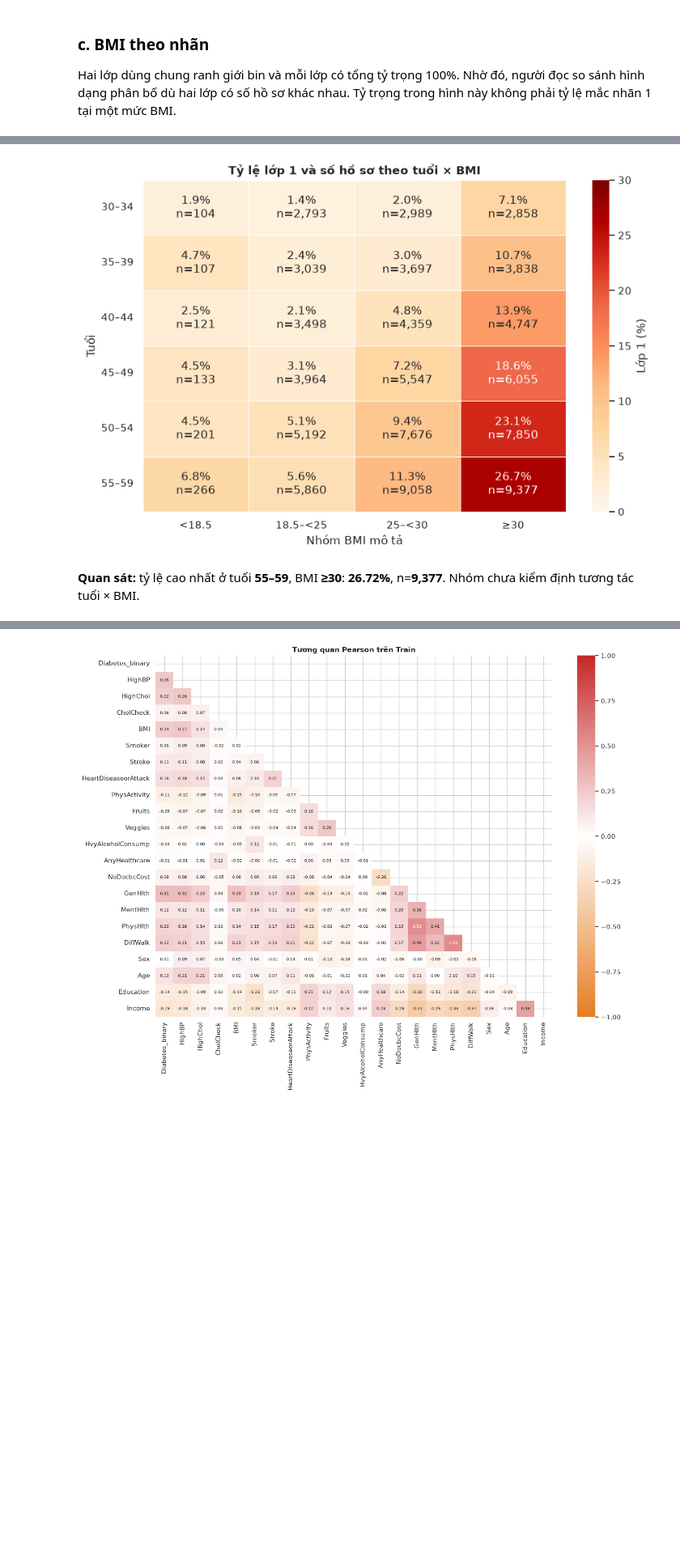
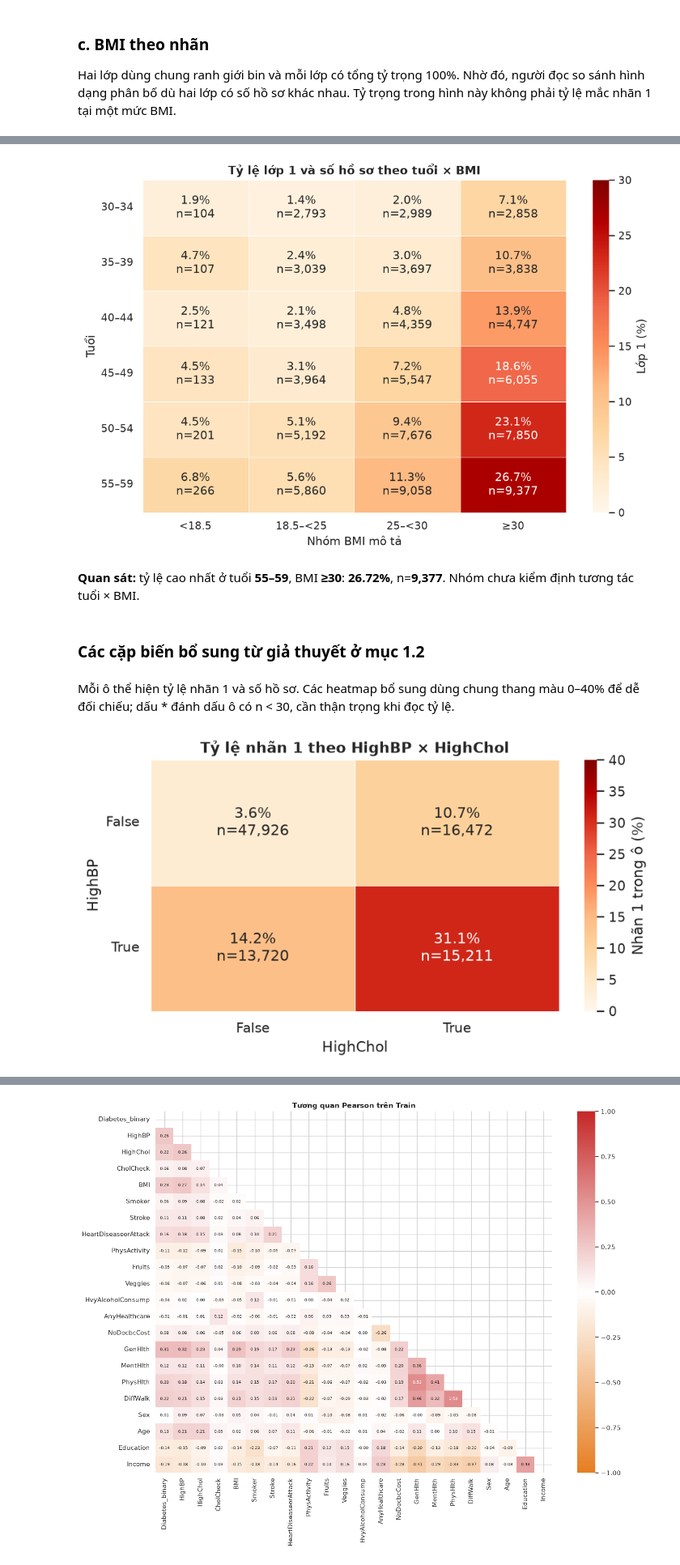
Before and after one commit to HipNgx/ADY201m_nh-m_6, a Jupyter notebook: on_going2/final_da_chinh_sua.ipynb, the cells around one changed output, grey strips where cells are left out. Shown at 81% size. Saved outputs shown, nothing was run; the diff lists cells and outputs as text; code cells hidden in the pictures; blank space fills up the shorter version.

```diff
--- a/on_going2/final_da_chinh_sua.ipynb
+++ b/on_going2/final_da_chinh_sua.ipynb
@@ -316,8 +357,8 @@ DB.execute(
     "CREATE TABLE split_manifest (row_id INTEGER PRIMARY KEY, group_id INTEGER, split TEXT, cv_fold INTEGER)"
 )
 manifest_path, split_meta_path = (
-    BASE / "split_manifest.csv",
-    BASE / "split_metadata.json",
+    INPUT_BASE / "split_manifest.csv",
+    INPUT_BASE / "split_metadata.json",
 )
 if manifest_path.is_file():
     saved = json.loads(split_meta_path.read_text(encoding="utf-8"))
@@ -434,15 +475,17 @@ DB.execute("""
 display(table('SELECT * FROM split_summary ORDER BY "Tập" DESC'))
 save_table('SELECT * FROM split_summary ORDER BY "Tập" DESC', "split_summary")
 df_eda = table(f"SELECT {ALL_COLUMNS} FROM train_data ORDER BY row_id", dtype="int16")
+df_eda[[TARGET] + BINARY] = df_eda[[TARGET] + BINARY].astype(bool)
 X_train = table(
     f"SELECT {FEATURE_COLUMNS} FROM train_data ORDER BY row_id", dtype="int16"
 )
+X_train[BINARY] = X_train[BINARY].astype(bool)
 y_train = np.array(
     [
         r[TARGET]
         for r in records("SELECT Diabetes_binary FROM train_data ORDER BY row_id")
     ],
-    dtype=np.int16,
+    dtype=bool,
 )
 print("Đã kiểm tra manifest và không giao nhóm giữa Train/Test hoặc các fold.")
 # %% [output]
@@ -1035,32 +1191,97 @@ sns.heatmap(
 ax.set(
     title="Tỷ lệ lớp 1 và số hồ sơ theo tuổi × BMI",
     xlabel="Nhóm BMI mô tả",
     ylabel="Tuổi",
 )
 ax.tick_params(axis="y", rotation=0)
 fig.tight_layout()
 save_and_show_figure("eda_08_age_bmi", fig)
 save_table("SELECT * FROM age_bmi_summary ORDER BY Age,bmi_position", "age_bmi_summary")
 for value, name in [
     ("positive_rate", "age_bmi_positive_rates"),
     ("sample_count", "age_bmi_counts"),
 ]:
     # Keep the exported rate table on its original 0-1 scale.
     expression = "positive_rate / 100.0" if value == "positive_rate" else value
     columns = ", ".join(
         f"MAX(CASE WHEN bmi_position={j} THEN {expression} END) AS {ident(label)}"
         for j, label in enumerate(bmi_labels)
     )
     save_table(
         f"SELECT Age,{columns} FROM age_bmi_summary GROUP BY Age ORDER BY Age", name
     )
 
 peak = records(
     "SELECT * FROM age_bmi_summary WHERE sample_count>0 ORDER BY positive_rate DESC,Age,bmi_position LIMIT 1"
 )[0]
 note(
     f"**Quan sát:** tỷ lệ cao nhất ở tuổi **{LABEL_MAPS['Age'][peak['Age']]}**, BMI **{peak['BMI_group']}**: **{peak['positive_rate']:.2f}%**, n=**{peak['sample_count']:,}**. Nhóm chưa kiểm định tương tác tuổi × BMI."
 )
+
+# Additional pairs are motivated by the trends in section 1.2.
+pair_specs = [
+    ("HighBP", "HighChol", "HighBP", "HighChol", [0, 1], [0, 1],
+     ["False", "True"], ["False", "True"]),
+    ("GenHlth", "DiffWalk", "GenHlth", "DiffWalk", ORDINAL_DOMAINS["GenHlth"], [0, 1],
+     GEN_LABELS, ["False", "True"]),
+    ("Education", "Income", "Education", "Income", ORDINAL_DOMAINS["Education"], ORDINAL_DOMAINS["Income"],
+     EDU_LABELS, INCOME_LABELS),
+    ("Age", "HighBP", "Age", "HighBP", ORDINAL_DOMAINS["Age"], [0, 1],
+     AGE_LABELS, ["False", "True"]),
+    ("BMI_group", "PhysActivity", "CASE WHEN BMI<18.5 THEN 0 WHEN BMI<25 THEN 1 WHEN BMI<30 THEN 2 ELSE 3 END",
+     "PhysActivity", list(range(4)), [0, 1], bmi_labels, ["False", "True"]),
+]
+pair_results = []
+for row_name, col_name, row_expr, col_expr, row_levels, col_levels, row_labels, col_labels in pair_specs:
+    query = f"""
+        SELECT {row_expr} AS row_level, {col_expr} AS col_level,
+               COUNT(*) AS sample_count, SUM(Diabetes_binary) AS positive_count,
+               100.0 * AVG(Diabetes_binary) AS positive_rate
+        FROM train_data GROUP BY {row_expr}, {col_expr}
+        ORDER BY row_level,col_level
+    """
+    result = table(query)
+    save_table(query, f"eda_pair_{row_name}_{col_name}")
+    pair_results.append((row_name, col_name, row_levels, col_levels, row_labels, col_labels, result))
+pair_vmax = max(5, np.ceil(max(item[-1]["positive_rate"].max() for item in pair_results) / 5) * 5)
+display(Markdown("### Các cặp biến bổ sung từ giả thuyết ở mục 1.2"))
+note(
+    "Mỗi ô thể hiện tỷ lệ nhãn 1 và số hồ sơ. Các heatmap bổ sung dùng chung thang màu "
+    f"0–{pair_vmax:.0f}% để dễ đối chiếu; dấu * đánh dấu ô có n < 30, cần thận trọng khi đọc tỷ lệ."
+)
+for row_name, col_name, row_levels, col_levels, row_labels, col_labels, result in pair_results:
+    rates = np.full((len(row_levels), len(col_levels)), np.nan)
+    counts = np.zeros(rates.shape, dtype=int)
+    for row in result.to_dict("records"):
+        i = row_levels.index(row["row_level"])
+        j = col_levels.index(row["col_level"])
+        rates[i, j] = row["positive_rate"]
+        counts[i, j] = row["sample_count"]
+    annotations = np.full(rates.shape, "", dtype=object)
+    for i, j in np.ndindex(rates.shape):
+        if counts[i, j]:
+            flag = "*" if counts[i, j] < 30 else ""
+            annotations[i, j] = f"{rates[i, j]:.1f}%{flag}\nn={counts[i, j]:,}"
+    fig, ax = plt.subplots(figsize=(max(7, len(col_levels) * 1.5), max(4, len(row_levels) * 0.85)))
+    sns.heatmap(
+        rates, mask=(counts == 0), annot=annotations, fmt="", cmap="OrRd",
+        vmin=0, vmax=pair_vmax, linewidths=0.5,
+        xticklabels=col_labels, yticklabels=row_labels,
+        cbar_kws={"label": "Nhãn 1 trong ô (%)"}, ax=ax,
+    )
+    ax.set(title=f"Tỷ lệ nhãn 1 theo {row_name} × {col_name}", xlabel=col_name, ylabel=row_name)
+    ax.tick_params(axis="y", rotation=0)
+    ax.tick_params(axis="x", rotation=20 if col_name == "Income" else 0)
+    fig.tight_layout()
+    save_and_show_figure(f"eda_pair_{row_name}_{col_name}", fig)
+note(
+    "**Cách diễn giải:** Đọc chênh lệch tỷ lệ cùng số hồ sơ trong từng ô để kiểm tra giả thuyết "
+    "về các đặc trưng kết hợp. Các biểu đồ mô tả trên Train chưa kiểm định tương tác thống kê, "
+    "chưa chứng minh quan hệ nhân quả hoặc hiệu quả của việc tạo biến mới."
+)
 # %% [output]
-[figure, old version]
+[figure, new version]
 **Quan sát:** tỷ lệ cao nhất ở tuổi **55–59**, BMI **≥30**: **26.72%**, n=**9,377**. Nhóm chưa kiểm định tương tác tuổi × BMI.
+### Các cặp biến bổ sung từ giả thuyết ở mục 1.2
+Mỗi ô thể hiện tỷ lệ nhãn 1 và số hồ sơ. Các heatmap bổ sung dùng chung thang màu 0–40% để dễ đối chiếu; dấu * đánh dấu ô có n < 30, cần thận trọng khi đọc tỷ lệ.
+[figure, added]
```
Also changed, not shown: parts of 48 cells of this notebook, 9 other files.
